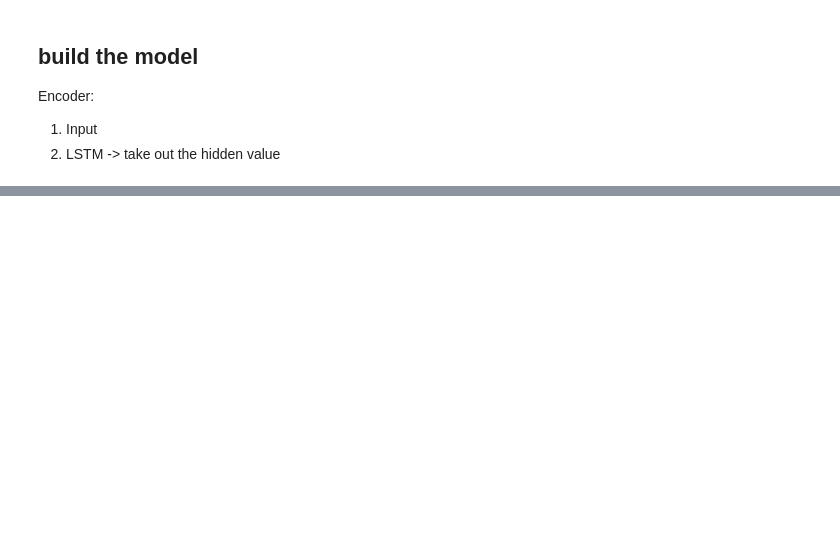
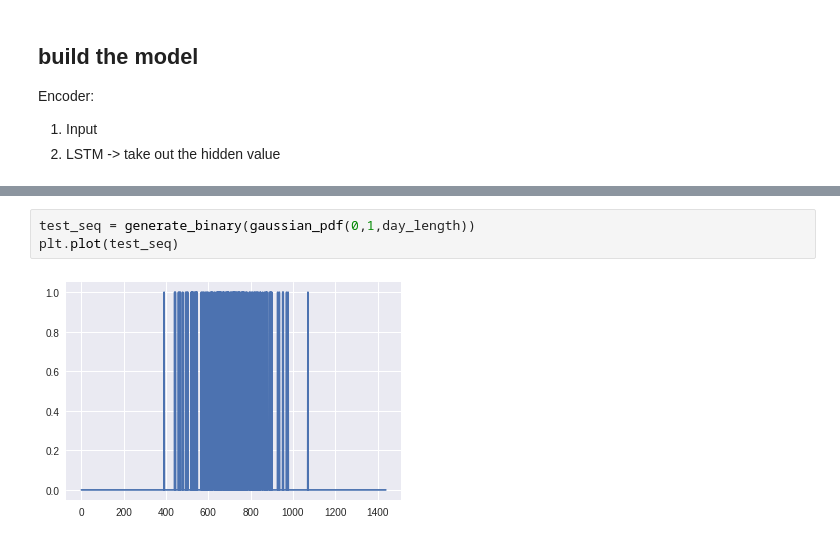
Before and after one commit to DongminWu/MLpractice, a Jupyter notebook: seq2seq_autoencoder.ipynb, the cells around one changed output, grey strips where cells are left out. Saved outputs shown, nothing was run; the diff lists cells and outputs as text; blank space fills up the shorter version.

```diff
--- a/seq2seq_autoencoder.ipynb
+++ b/seq2seq_autoencoder.ipynb
@@ -228,0 +366,5 @@ Encoder:
+# %%
+test_seq = generate_binary(gaussian_pdf(0,1,day_length))
+plt.plot(test_seq)
+# %% [output]
+[figure, added]
```
Also changed, not shown: parts of 35 cells of this notebook.
